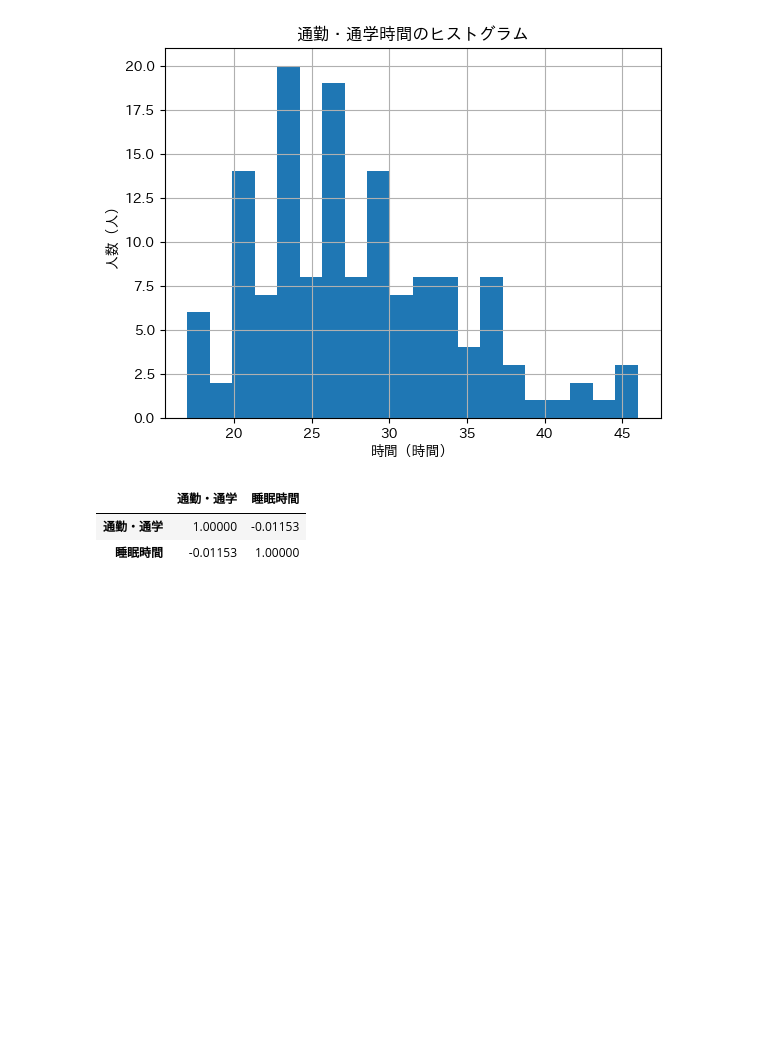
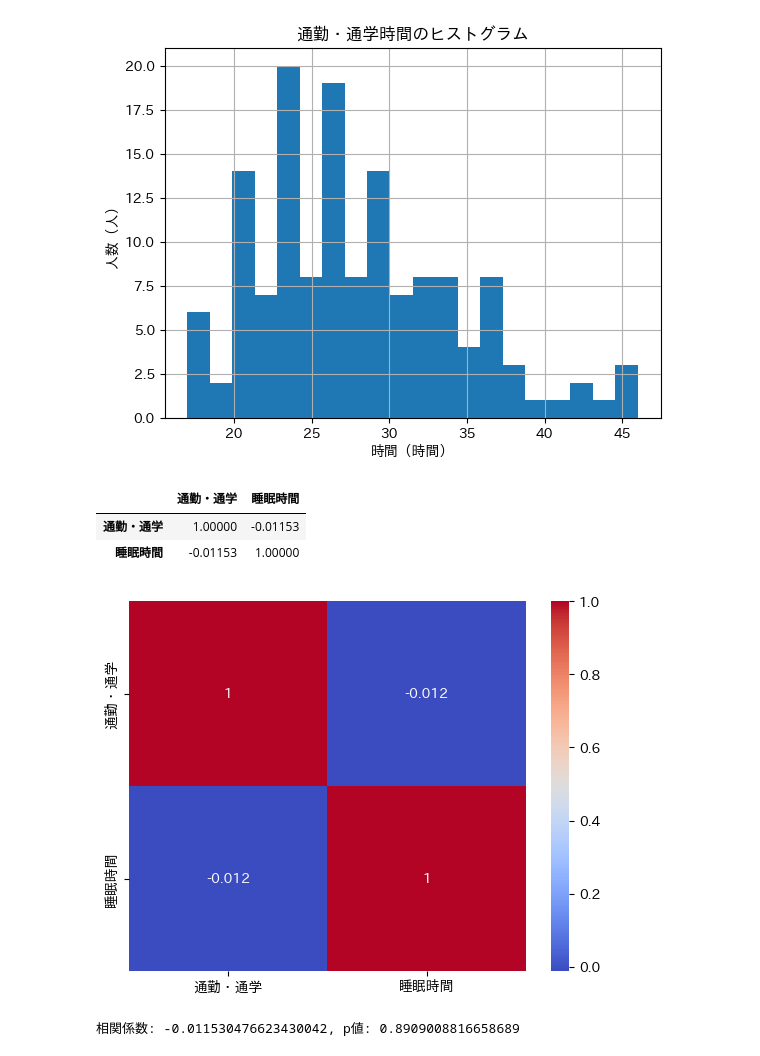
Before and after one commit to 2422100/statistics, a Jupyter notebook: smartphon.ipynb, the cells around one changed output. Cells and saved outputs as stored; diff of their text form; code cells hidden in the pictures; blank space fills up the shorter version.

```diff
--- a/smartphon.ipynb
+++ b/smartphon.ipynb
@@ -121,3 +121,13 @@ df[['通勤・通学', '睡眠時間']].corr()
 |  | 通勤・通学 | 睡眠時間 |
 | 通勤・通学 | 1.00000 | -0.01153 |
 | 睡眠時間 | -0.01153 | 1.00000 |
+# %%
+sns.heatmap(df[['通勤・通学', '睡眠時間']].corr(), annot=True, cmap='coolwarm')
+plt.show()
+# %% [output]
+[figure, added]
+# %%
+r, p = stats.pearsonr(df['通勤・通学'], df['睡眠時間'])
+print(f'相関係数: {r}, p値: {p}')
+# %% [output]
+相関係数: -0.011530476623430042, p値: 0.8909008816658689
```
